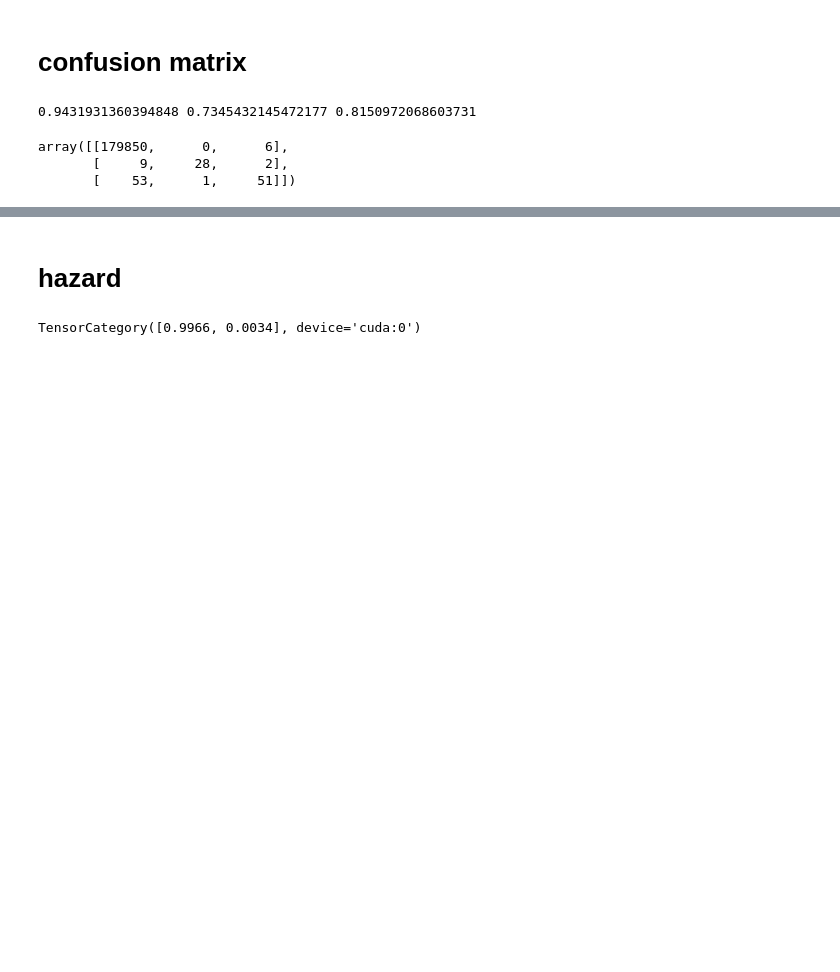
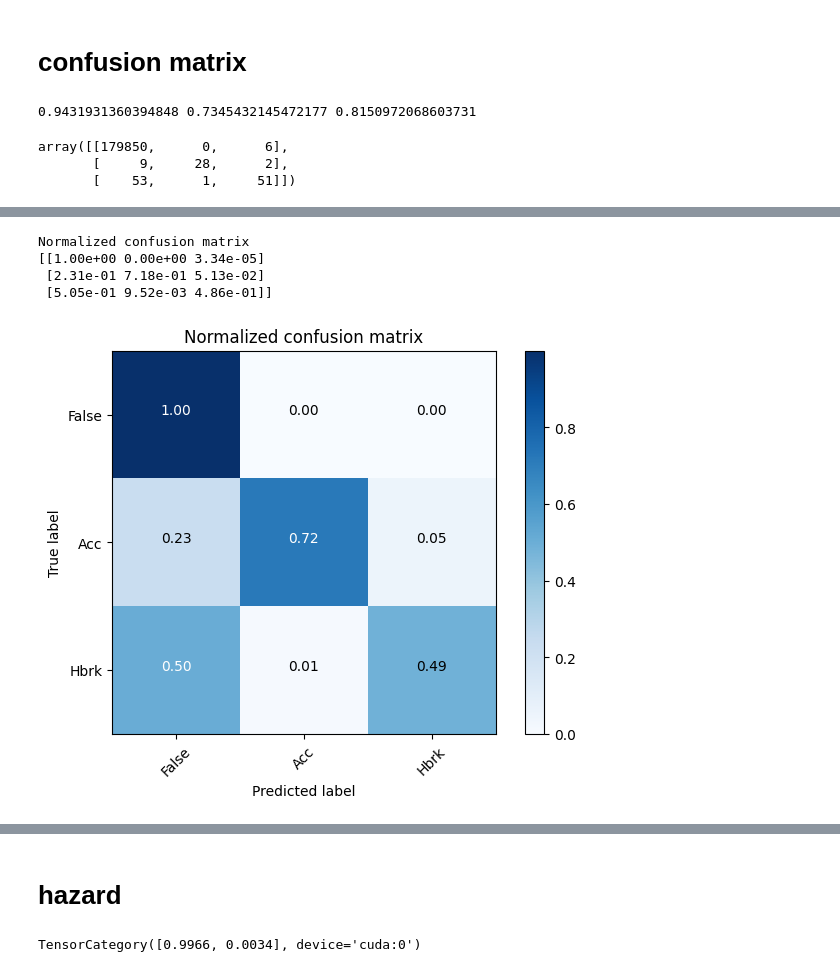
Before and after one commit to aivill-project/v2x_ts, a Jupyter notebook: v2x_inference.ipynb, the cells around one changed output, grey strips where cells are left out. Drawn from its saved outputs; the diff is of its cells as text; code cells hidden in the pictures; blank space fills up the shorter version.

```diff
--- a/v2x_inference.ipynb
+++ b/v2x_inference.ipynb
@@ -270,0 +278,10 @@ plot_confusion_matrix(cnf_matrix, classes=class_speed.values(), normalize=True,
+# %%
+cnf_matrix_speed = skm.confusion_matrix(test_targets_speed, test_preds_speed)
+np.set_printoptions(precision=2)
+plot_confusion_matrix(cnf_matrix_speed, classes=class_speed.values(), normalize=True, title='Normalized confusion matrix')
+# %% [output]
+Normalized confusion matrix
+[[1.00e+00 0.00e+00 3.34e-05]
+ [2.31e-01 7.18e-01 5.13e-02]
+ [5.05e-01 9.52e-03 4.86e-01]]
+[figure, added]
```
Also changed, not shown: parts of 8 cells of this notebook, 5 other files.
